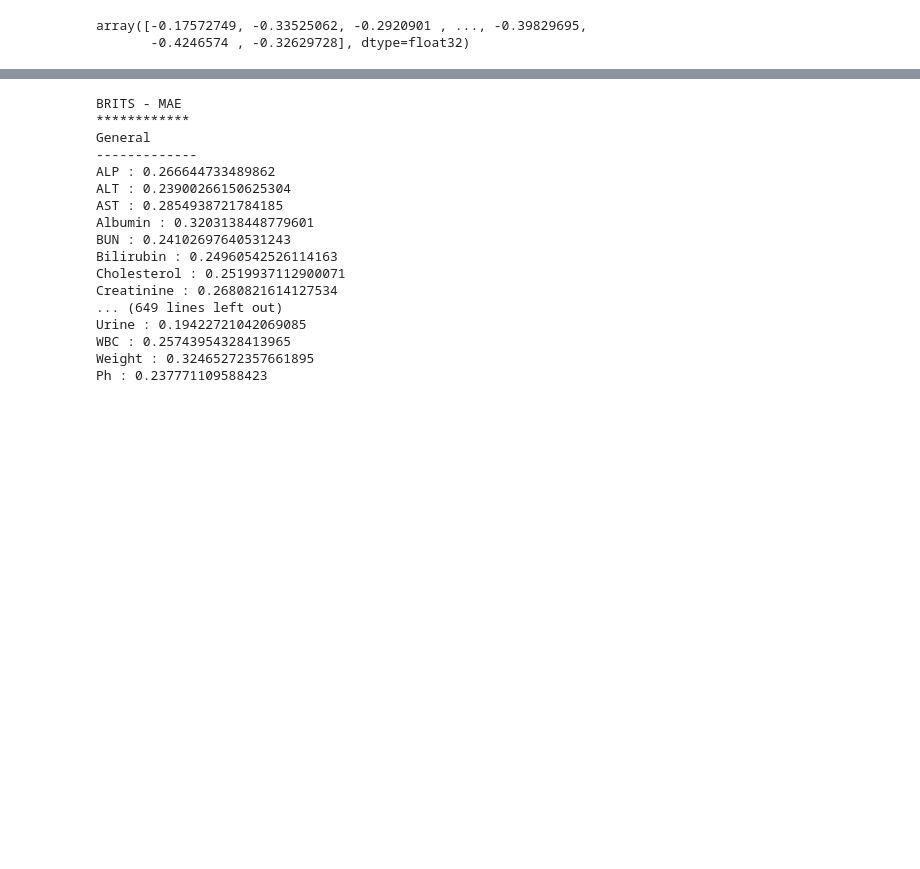
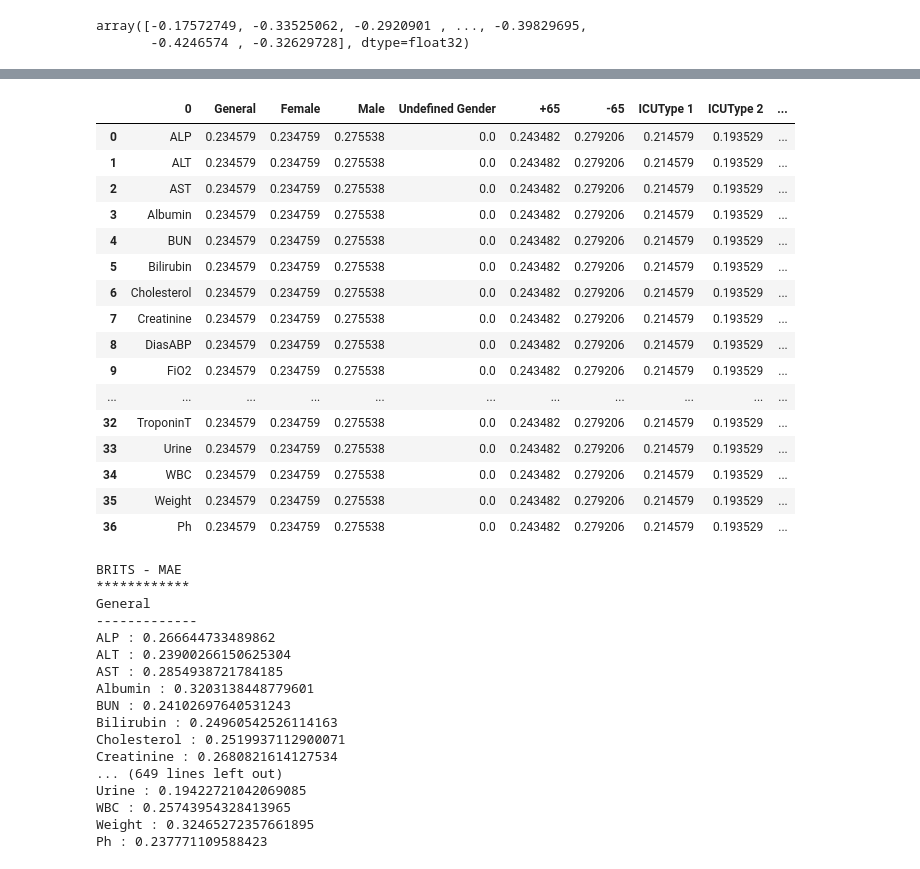
Before and after one commit to IoTDataAtelier/missingdata, a Jupyter notebook: mae/mean_absolute_error_per_variable_by_demographics copy.ipynb, the cells around one changed output, grey strips where cells are left out. Cells and saved outputs as stored; diff of their text form; code cells hidden in the pictures; blank space fills up the shorter version.

Commit message:
Putting the data in tabular format

```diff
--- a/mae/mean_absolute_error_per_variable_by_demographics copy.ipynb
+++ b/mae/mean_absolute_error_per_variable_by_demographics copy.ipynb
@@ -312,3 +345,30 @@ Ph : 0.23820656432090265
+# %%
+df_saits_mae = pd.DataFrame(variables)
+df_saits_mae
+
+for i in range(len(variables)):
+   for j in range(len(subgroups)):
+        df_saits_mae[subgroups[j]] = testing_mae_saits_append_subgroups[j][i]
+# %%
+df_saits_mae
+# %% [output]
+|  | 0 | General | Female | Male | Undefined Gender | +65 | -65 | ICUType 1 | ICUType 2 | ... |
+| 0 | ALP | 0.234579 | 0.234759 | 0.275538 | 0.0 | 0.243482 | 0.279206 | 0.214579 | 0.193529 | ... |
+| 1 | ALT | 0.234579 | 0.234759 | 0.275538 | 0.0 | 0.243482 | 0.279206 | 0.214579 | 0.193529 | ... |
+| 2 | AST | 0.234579 | 0.234759 | 0.275538 | 0.0 | 0.243482 | 0.279206 | 0.214579 | 0.193529 | ... |
+| 3 | Albumin | 0.234579 | 0.234759 | 0.275538 | 0.0 | 0.243482 | 0.279206 | 0.214579 | 0.193529 | ... |
+| 4 | BUN | 0.234579 | 0.234759 | 0.275538 | 0.0 | 0.243482 | 0.279206 | 0.214579 | 0.193529 | ... |
+| 5 | Bilirubin | 0.234579 | 0.234759 | 0.275538 | 0.0 | 0.243482 | 0.279206 | 0.214579 | 0.193529 | ... |
+| 6 | Cholesterol | 0.234579 | 0.234759 | 0.275538 | 0.0 | 0.243482 | 0.279206 | 0.214579 | 0.193529 | ... |
+| 7 | Creatinine | 0.234579 | 0.234759 | 0.275538 | 0.0 | 0.243482 | 0.279206 | 0.214579 | 0.193529 | ... |
+| 8 | DiasABP | 0.234579 | 0.234759 | 0.275538 | 0.0 | 0.243482 | 0.279206 | 0.214579 | 0.193529 | ... |
+| 9 | FiO2 | 0.234579 | 0.234759 | 0.275538 | 0.0 | 0.243482 | 0.279206 | 0.214579 | 0.193529 | ... |
+| ... | ... | ... | ... | ... | ... | ... | ... | ... | ... | ... |
+| 32 | TroponinT | 0.234579 | 0.234759 | 0.275538 | 0.0 | 0.243482 | 0.279206 | 0.214579 | 0.193529 | ... |
+| 33 | Urine | 0.234579 | 0.234759 | 0.275538 | 0.0 | 0.243482 | 0.279206 | 0.214579 | 0.193529 | ... |
+| 34 | WBC | 0.234579 | 0.234759 | 0.275538 | 0.0 | 0.243482 | 0.279206 | 0.214579 | 0.193529 | ... |
+| 35 | Weight | 0.234579 | 0.234759 | 0.275538 | 0.0 | 0.243482 | 0.279206 | 0.214579 | 0.193529 | ... |
+| 36 | Ph | 0.234579 | 0.234759 | 0.275538 | 0.0 | 0.243482 | 0.279206 | 0.214579 | 0.193529 | ... |
 # %%
 print("BRITS - MAE")
 print("************")
```
Also changed, not shown: parts of 6 cells of this notebook, 2 other files.
